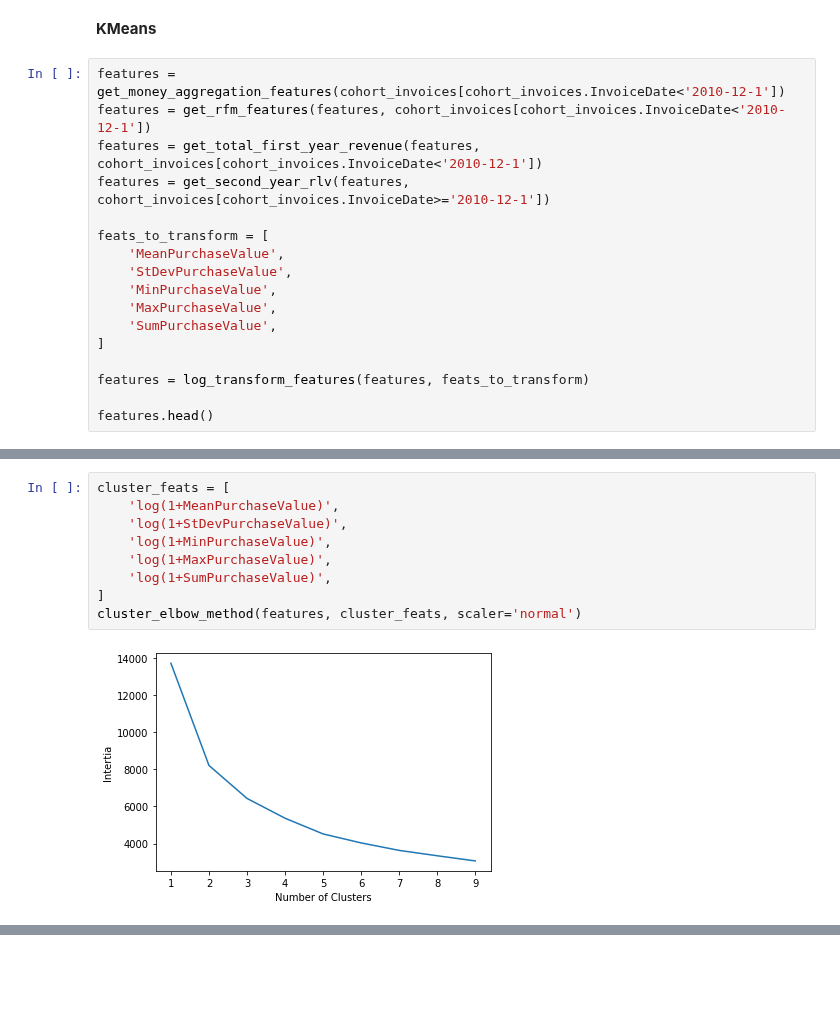
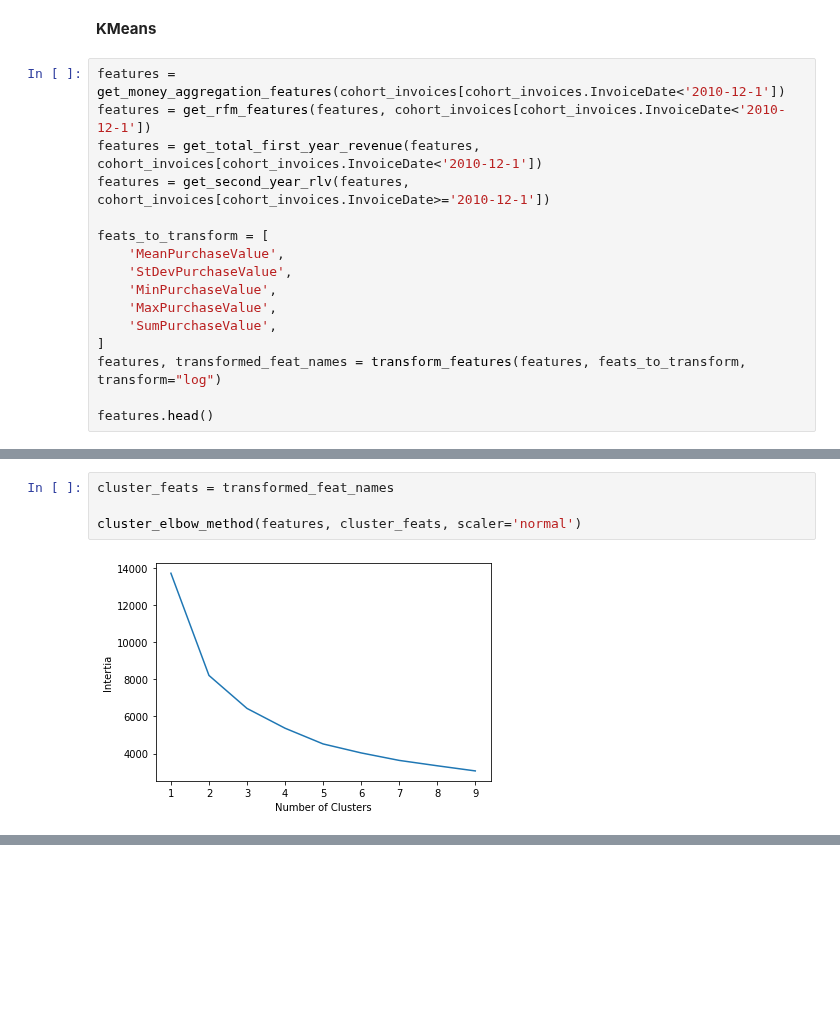
Before and after one commit to W-Tran/Online-Retail, a Jupyter notebook: clustering_daily.ipynb, the cells around one changed output, grey strips where cells are left out. Drawn from its saved outputs; the diff is of its cells as text; blank space fills up the shorter version.

Commit message:
Refactor feature transformation code
Include option to yjt transform

```diff
--- a/clustering_daily.ipynb
+++ b/clustering_daily.ipynb
@@ -136,8 +136,7 @@ feats_to_transform = [
     'MaxPurchaseValue',
     'SumPurchaseValue',
 ]
-
-features = log_transform_features(features, feats_to_transform)
+features, transformed_feat_names = transform_features(features, feats_to_transform, transform="log")
 
 features.head()
 # %% [output]
@@ -147,17 +146,12 @@ features.head()
 | 2 | 12352.0 | 5.152713 | 3.708930 | 4.975008 | 5.303554 | ... |
 | 3 | 12356.0 | 6.949936 | 6.735728 | 5.860359 | 7.590327 | ... |
 | 4 | 12358.0 | 6.734199 | 6.366622 | 5.595083 | 7.266010 | ... |
-# %%
-cluster_feats = [
-    'log(1+MeanPurchaseValue)',
-    'log(1+StDevPurchaseValue)',
-    'log(1+MinPurchaseValue)',
-    'log(1+MaxPurchaseValue)',
-    'log(1+SumPurchaseValue)',
-]
-cluster_elbow_method(features, cluster_feats, scaler='normal')
-# %% [output]
-[figure, removed]
+# %%
+cluster_feats = transformed_feat_names
+
+cluster_elbow_method(features, cluster_feats, scaler='normal')
+# %% [output]
+[figure, added]
 # %%
 num_clusters = 4
 features, scaler, cluster_centers  = perform_km_clustering(features, cluster_feats, num_clusters, scaler='normal')
```
Also changed, not shown: parts of 6 cells of this notebook.
